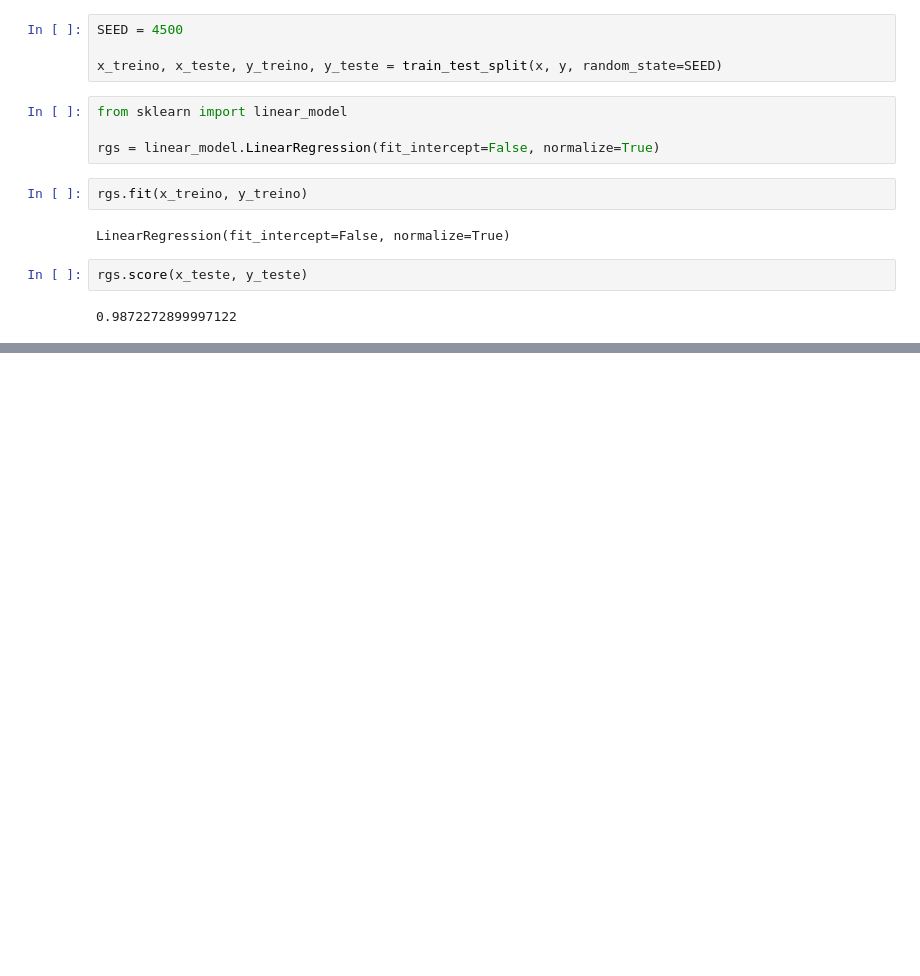
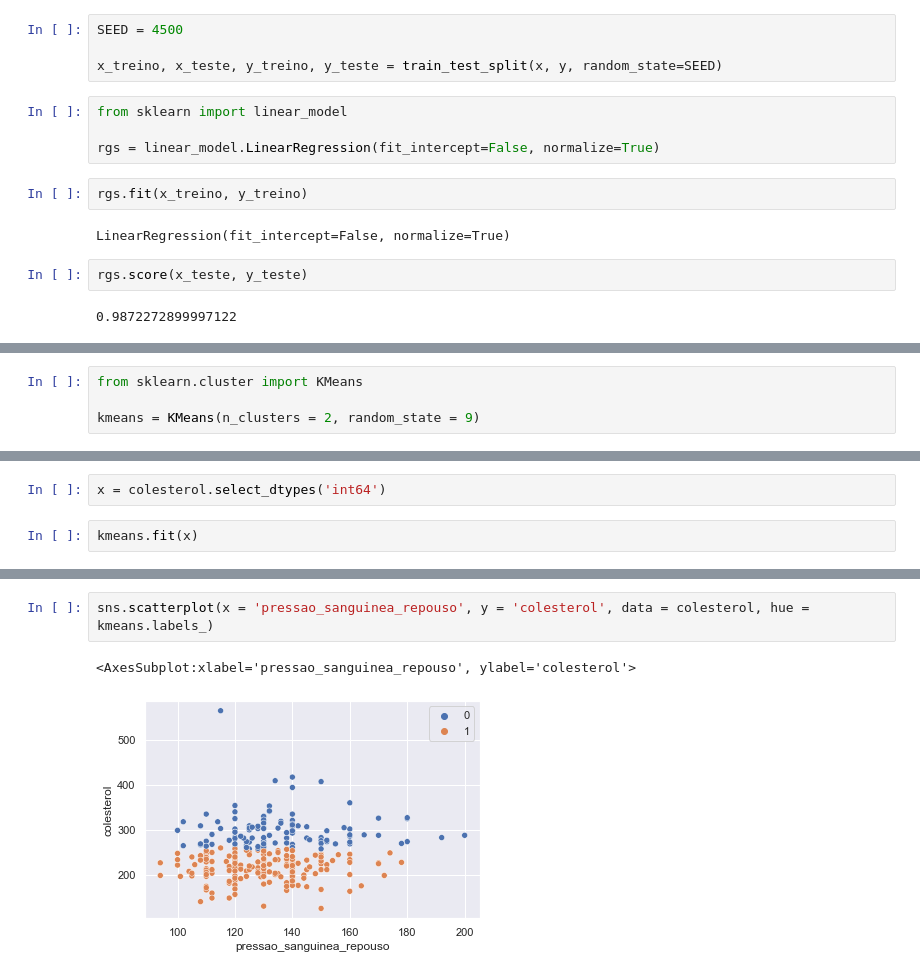
Before and after one commit to thaispapa/scikit-learn, a Jupyter notebook: alura-scikit-learn.ipynb, the cells around one changed output, grey strips where cells are left out. Saved outputs shown, nothing was run; the diff lists cells and outputs as text; blank space fills up the shorter version.

```diff
--- a/alura-scikit-learn.ipynb
+++ b/alura-scikit-learn.ipynb
@@ -148,0 +156,4 @@ rgs.score(x_teste, y_teste)
+# %%
+from sklearn.cluster import KMeans
+
+kmeans = KMeans(n_clusters = 2, random_state = 9)
@@ -148,0 +180,4 @@ rgs.score(x_teste, y_teste)
+# %%
+x = colesterol.select_dtypes('int64')
+# %%
+kmeans.fit(x)
@@ -148,0 +203,5 @@ rgs.score(x_teste, y_teste)
+# %%
+sns.scatterplot(x = 'pressao_sanguinea_repouso', y = 'colesterol', data = colesterol, hue = kmeans.labels_)
+# %% [output]
+<AxesSubplot:xlabel='pressao_sanguinea_repouso', ylabel='colesterol'>
+[figure, added]
```
Also changed, not shown: parts of 7 cells of this notebook.
